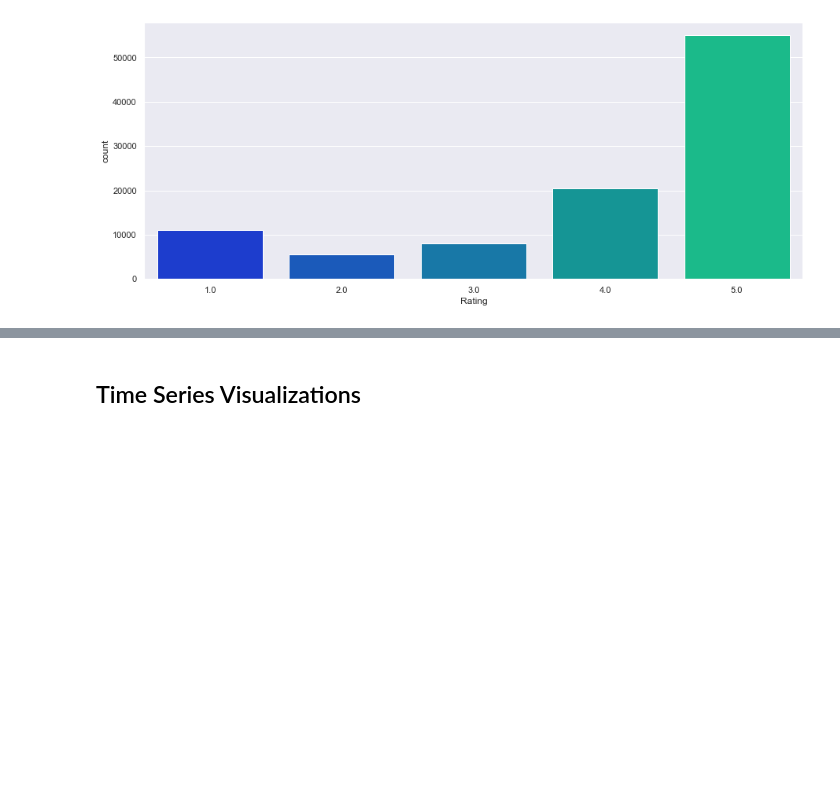
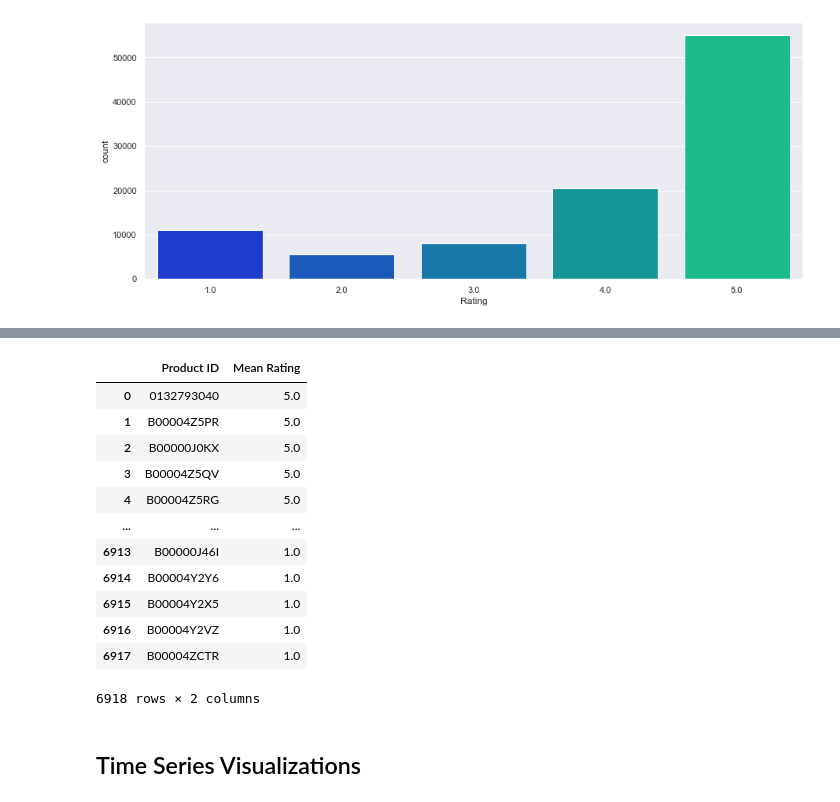
Before and after one commit to Shaheerairaj/Amazon-Product-Recommendation-System, a Jupyter notebook: Amazon Project/Amazon Project.ipynb, the cells around one changed output, grey strips where cells are left out. Saved outputs shown, nothing was run; the diff lists cells and outputs as text; code cells hidden in the pictures; blank space fills up the shorter version.

```diff
--- a/Amazon Project/Amazon Project.ipynb
+++ b/Amazon Project/Amazon Project.ipynb
@@ -115,3 +134,19 @@ Above we can see the number of ratings each user has given in the data set. The
+# %%
+df.groupby('Product ID')['Rating'].mean().sort_values(ascending=False).reset_index(name='Mean Rating')
+# %% [output]
+|  | Product ID | Mean Rating |
+| 0 | 0132793040 | 5.0 |
+| 1 | B00004Z5PR | 5.0 |
+| 2 | B00000J0KX | 5.0 |
+| 3 | B00004Z5QV | 5.0 |
+| 4 | B00004Z5RG | 5.0 |
+| ... | ... | ... |
+| 6913 | B00000J46I | 1.0 |
+| 6914 | B00004Y2Y6 | 1.0 |
+| 6915 | B00004Y2X5 | 1.0 |
+| 6916 | B00004Y2VZ | 1.0 |
+| 6917 | B00004ZCTR | 1.0 |
+6918 rows × 2 columns
 # %% [markdown]
 ## Time Series Visualizations
 # %% [markdown]
```
Also changed, not shown: parts of 14 cells of this notebook.
